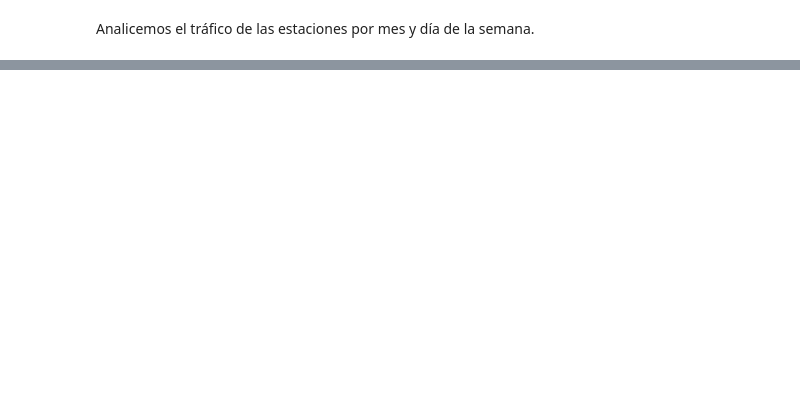
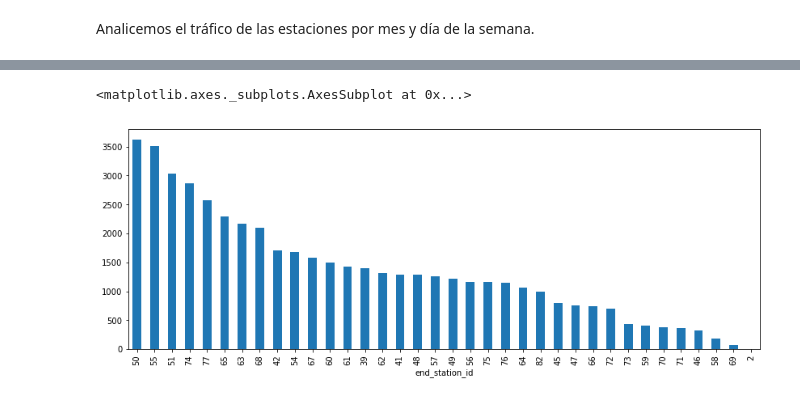
Before and after one commit to Gnahue/sanFranciscoBiclas, a Jupyter notebook: Analisis Exploratorio/TrafficStationAnalisys.ipynb, the cells around one changed output, grey strips where cells are left out. Cells and saved outputs as stored; diff of their text form; code cells hidden in the pictures; blank space fills up the shorter version.

Commit message:
analisis de viajes entre estaciones

```diff
--- a/Analisis Exploratorio/TrafficStationAnalisys.ipynb
+++ b/Analisis Exploratorio/TrafficStationAnalisys.ipynb
@@ -45,0 +72,7 @@ Analicemos el tráfico de las estaciones por mes y día de la semana.
+# %%
+#Las estaciones donde más se dirigieron los viajes desde la "San francisco call train 4th"
+from_to = df[df['start_station_id'] == 70].groupby('end_station_id').size()
+from_to.sort_values(ascending=False)[0:72].plot(kind='bar',figsize=(14,5))
+# %% [output]
+<matplotlib.axes._subplots.AxesSubplot at 0x...>
+[figure, added]
```
Also changed, not shown: parts of 8 cells of this notebook.
